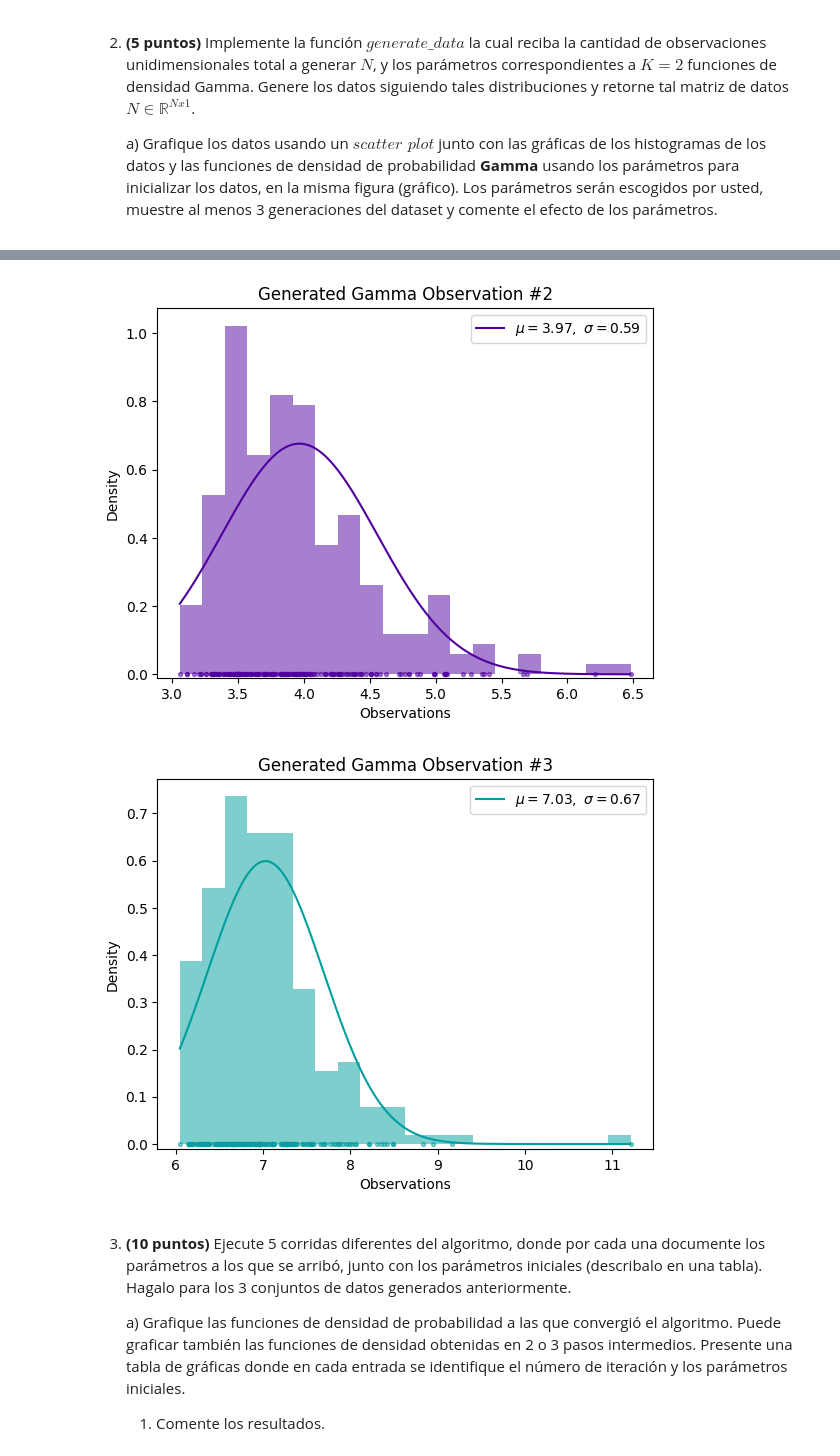
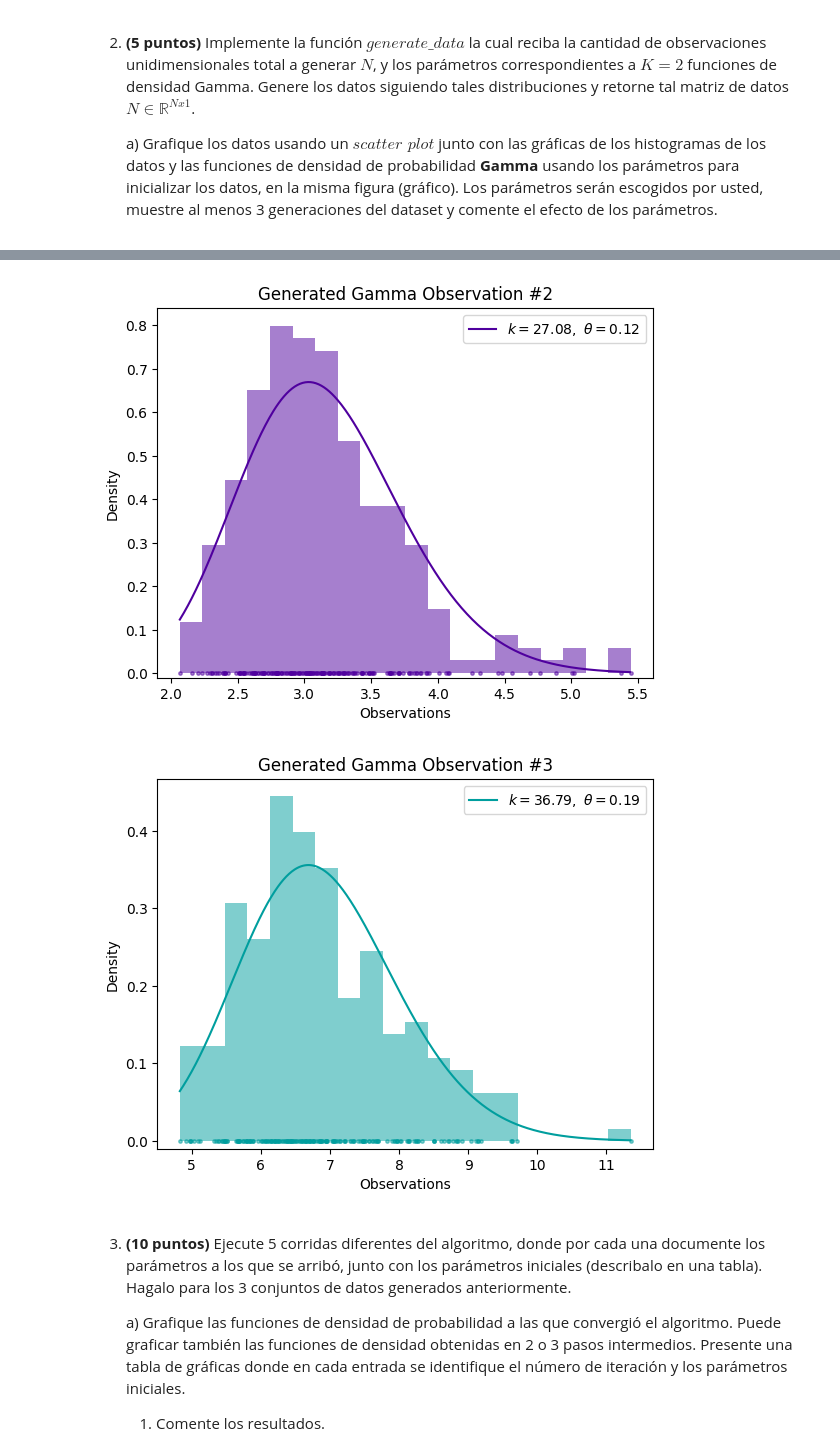
Before and after one commit to LD9797/Auto-Learning-Ground, a Jupyter notebook: AA_Entregable.ipynb, the cells around one changed output, grey strips where cells are left out. Saved outputs shown, nothing was run; the diff lists cells and outputs as text; code cells hidden in the pictures.

Commit message:
Fotos Gamma

```diff
--- a/AA_Entregable.ipynb
+++ b/AA_Entregable.ipynb
@@ -374,7 +374,7 @@ SHAPE_MEAN = 2
 SHAPE_STD = 2
 SCALE_MEAN = 2
 SCALE_STD = 1
-LOC_STEP = 3
+LOC_STEP = 2
 LOC_MAX_RANGE = 30
 
 
@@ -393,6 +393,20 @@ def generate_data_gamma(n_observations: int, k_parameters: int = 2):
     loc_range = torch.range(0, LOC_MAX_RANGE, LOC_STEP)[0:k_parameters].unsqueeze(-1)
     samples += loc_range
     return samples
+
+
+def calculate_gamma_parameters(observation):
+    """
+    Calculates the gamma parameters for the given observations.
+
+    :param observation: Gamma dataset observations.
+    :return: Gamma parameters for the given observations k and theta.
+    """
+    mean = torch.mean(observation)
+    var = torch.var(observation)
+    k = mean ** 2 / var
+    theta = var / mean
+    return k, theta
 
 
 def plot_observation_gamma(observation: torch.Tensor, show=True, color=None, title="", show_hist=True, show_curve=True,
@@ -414,16 +428,19 @@ def plot_observation_gamma(observation: torch.Tensor, show=True, color=None, tit
     if fig is None or ax is None:
         fig, ax = plt.subplots()
     ax.scatter(observation, torch.zeros(observation.size()), s=6, alpha=0.5, color=color)
+    ax.set_xlabel("Observations")
+    ax.set_ylabel("Density")
     if show_hist:
         ax.hist(observation, density=True, bins=20, alpha=0.5, color=color)
     if show_curve:
         shape, scale = calculate_gamma_parameters(observation)
-        label = fr"$k={round(shape, 2)},\ \theta={round(scale, 2)}$"
+        label = fr"$k={round(shape.item(), 2)},\ \theta={round(scale.item(), 2)}$"
         x_axis = torch.arange(observation.min().item(), observation.max().item(), 0.01)
         ax.plot(x_axis, gamma.pdf(x_axis, shape, 0, scale), color=color, label=label)
         ax.legend()
     if title != "":
         ax.set_title(title)
+        plt.savefig(os.path.join("Graphs", f"{title.replace('#', "N").replace(" ", "")}.svg"))
     if y_adjustment:
         y_min, y_max = ax.get_ylim()
         ax.set_ylim(y_min - 0.01, y_max)
@@ -432,5 +449,5 @@ def plot_observation_gamma(observation: torch.Tensor, show=True, color=None, tit
 # %%
 gamma_observations = generate_data_gamma(200, 3)
 for index, obs in enumerate(gamma_observations):
-    plot_observation(obs, color=PALETTE[index % 3], title=f"Generated Gamma Observation #{index + 1}")
+    plot_observation_gamma(obs, color=PALETTE[index % 3], title=f"Generated Gamma Observation #{index + 1}")
 # %% [output]
@@ -438,5 +455,5 @@ for index, obs in enumerate(gamma_observations):
-[figure, old version]
+[figure, new version]
-[figure, old version]
+[figure, new version]
 # %% [markdown]
 3.  **(10 puntos)** Ejecute 5 corridas diferentes del algoritmo, donde por cada una documente los parámetros a los que se arribó, junto con los parámetros iniciales (describalo en una tabla). Hagalo para los 3 conjuntos de datos generados anteriormente.
 
```
Also changed, not shown: parts of 5 cells of this notebook, 33 other files.
